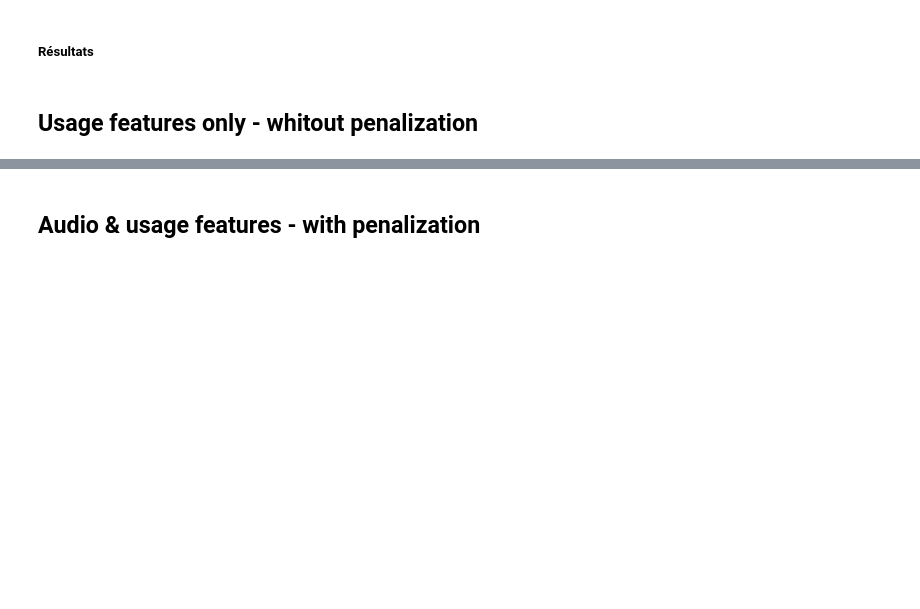
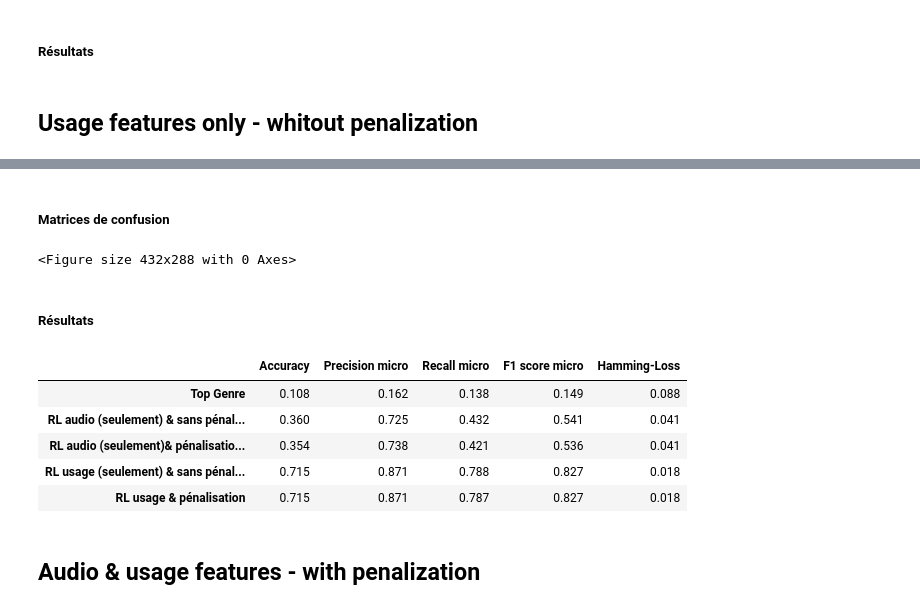
Before and after one commit to taminemelissa/multi-label-classification, a Jupyter notebook: RegressionLogistique.ipynb, the cells around one changed output, grey strips where cells are left out. Cells and saved outputs as stored; diff of their text form; code cells hidden in the pictures; blank space fills up the shorter version.

```diff
--- a/RegressionLogistique.ipynb
+++ b/RegressionLogistique.ipynb
@@ -233,3 +221,5 @@ r=all_metrics(y_true,y_pred)
 final_res.loc['RL audio (seulement)& pénalisation (optimisée)']=r
 # %% [markdown]
 ## Usage features only - whitout penalization
+# %%
+X,Y=extract_values_array(df,p=1,audio=False,usage=True)
@@ -235,0 +265,4 @@ final_res.loc['RL audio (seulement)& pénalisation (optimisée)']=r
+# %%
+r=all_metrics(y_true,y_pred)
+final_res.loc['RL usage (seulement) & sans pénalisation']=r
+final_res
@@ -235,0 +279,23 @@ final_res.loc['RL audio (seulement)& pénalisation (optimisée)']=r
+# %%
+df_hat=pd.DataFrame()
+df_test=pd.DataFrame()
+i=0
+nb_feature_selected=[]
+auc_labels=[]
+for label in l:
+    X_train,X_test,Y_train,Y_test = train_test_split(X,Y[:,i],test_size=0.3, random_state=5)
+    logreg = LogisticRegression(penalty='l1',solver='liblinear',max_iter=5000)
+    parameters={'C':[1e-5,1e-4,1e-3,1e-2,1e-1,1]}
+    gs=GridSearchCV(logreg,parameters,cv=3,verbose=3)
+    filename='../multi-label-classification/joblib_LR_usage_only_penal/'+label
+    logreg = load_fit(gs,X_train,Y_train,filename)
+    temp=logreg.best_estimator_.coef_
+    n_label=(temp>0).sum()
+    nb_feature_selected.append(n_label)
+    y_hat= logreg.predict(X_test)
+    df_hat[label] = y_hat
+    df_test[label]=Y_test
+    name_fig= '../multi-label-classification/ROC_LR_usage_only_penal/'+label
+    AUC= plot_roc_curve(Y_test, y_hat, title=label, name_fig=name_fig,save=True)
+    auc_labels.append(AUC)
+    i+=1
@@ -236,3 +321,30 @@ final_res.loc['RL audio (seulement)& pénalisation (optimisée)']=r
+# %% [markdown]
+##### Matrices de confusion
+# %%
+y_true=df_test.values
+y_pred=df_hat.values
+conf=multilabel_confusion_matrix(y_true,y_pred)
+i=0
+for cm in conf:
+    label=l[i]
+    name_fig= '../multi-label-classification/CM_LR_usage_only_penal/'+label
+    plot_confusion_matrix(cm,title=label,classes=[label,'Others'],normalize=True,save=True,name_fig=name_fig)
+    i=i+1
+# %% [output]
+<Figure size 432x288 with 0 Axes>
+# %% [markdown]
+##### Résultats
+# %%
+r=all_metrics(y_true,y_pred)
+final_res.loc['RL usage & pénalisation']=r
+final_res
+# %% [output]
+|  | Accuracy | Precision micro | Recall micro | F1 score micro | Hamming-Loss |
+| Top Genre | 0.108 | 0.162 | 0.138 | 0.149 | 0.088 |
+| RL audio (seulement) & sans pénal... | 0.360 | 0.725 | 0.432 | 0.541 | 0.041 |
+| RL audio (seulement)& pénalisatio... | 0.354 | 0.738 | 0.421 | 0.536 | 0.041 |
+| RL usage (seulement) & sans pénal... | 0.715 | 0.871 | 0.788 | 0.827 | 0.018 |
+| RL usage & pénalisation | 0.715 | 0.871 | 0.787 | 0.827 | 0.018 |
 # %% [markdown]
 ## Audio & usage features  - with penalization
 # %%
```
Also changed, not shown: parts of 20 cells of this notebook, 3 other files.
